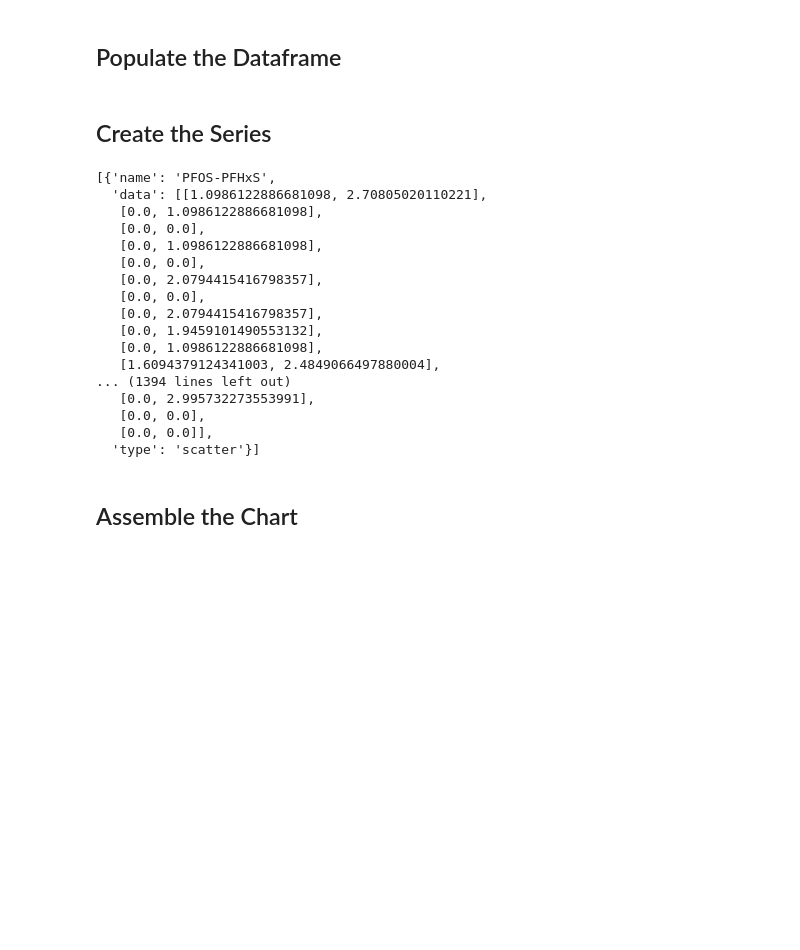
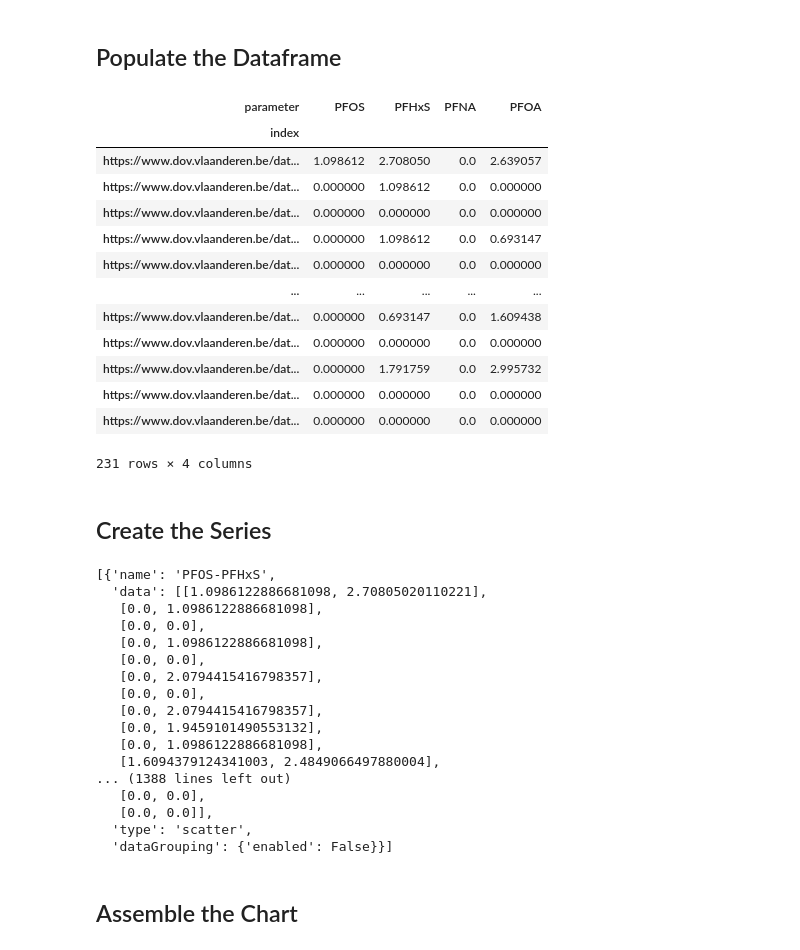
Before and after one commit to DOV-Vlaanderen/pygada, a Jupyter notebook: docs/notebooks/explorative_data_analysis/interactive_plots/correlation_scatterplot.ipynb, the cells around one changed output. Saved outputs shown, nothing was run; the diff lists cells and outputs as text; code cells hidden in the pictures; blank space fills up the shorter version.

```diff
--- a/docs/notebooks/explorative_data_analysis/interactive_plots/correlation_scatterplot.ipynb
+++ b/docs/notebooks/explorative_data_analysis/interactive_plots/correlation_scatterplot.ipynb
@@ -11,10 +11,26 @@ import numpy as np
 # %%
 df = pd.read_csv('C:/Users/vandekgu/OneDrive - Vlaamse overheid - Office 365/Documenten/PycharmProjects/pygada/pygada/test_data/results/PFAS_gw_VMM.csv')
 
 df = df.pivot(index='index', columns='parameter', values='value')
 df = df[['PFOS', 'PFHxS', 'PFNA', 'PFOA']]
 df = np.log(df[:]).replace(np.NINF, np.nan)  # todo: check if necessary
-df = df.head()
+df = df.dropna()
+df
+# %% [output]
+| parameter | PFOS | PFHxS | PFNA | PFOA |
+| index |  |  |  |  |
+| https://www.dov.vlaanderen.be/dat... | 1.098612 | 2.708050 | 0.0 | 2.639057 |
+| https://www.dov.vlaanderen.be/dat... | 0.000000 | 1.098612 | 0.0 | 0.000000 |
+| https://www.dov.vlaanderen.be/dat... | 0.000000 | 0.000000 | 0.0 | 0.000000 |
+| https://www.dov.vlaanderen.be/dat... | 0.000000 | 1.098612 | 0.0 | 0.693147 |
+| https://www.dov.vlaanderen.be/dat... | 0.000000 | 0.000000 | 0.0 | 0.000000 |
+| ... | ... | ... | ... | ... |
+| https://www.dov.vlaanderen.be/dat... | 0.000000 | 0.693147 | 0.0 | 1.609438 |
+| https://www.dov.vlaanderen.be/dat... | 0.000000 | 0.000000 | 0.0 | 0.000000 |
+| https://www.dov.vlaanderen.be/dat... | 0.000000 | 1.791759 | 0.0 | 2.995732 |
+| https://www.dov.vlaanderen.be/dat... | 0.000000 | 0.000000 | 0.0 | 0.000000 |
+| https://www.dov.vlaanderen.be/dat... | 0.000000 | 0.000000 | 0.0 | 0.000000 |
+231 rows × 4 columns
 # %% [markdown]
 ## Create the Series
 # %%
@@ -26,7 +42,9 @@ for i in range(len(columns)-1):
         scatter_data = []
         for j in range(len(df)):
             scatter_data.append([df[columns[i]][j], df[columns[i+k]][j]])
-        data_highcharts.append({"name":f'{columns[i]}-{columns[i+k]}', "data":scatter_data, "type": 'scatter'})
+        data_highcharts.append({"name":f'{columns[i]}-{columns[i+k]}', "data":scatter_data, "type": 'scatter', 'dataGrouping': {
+                    'enabled': False
+                }})
 
 data_highcharts
 # %% [output]
@@ -42,11 +60,11 @@ data_highcharts
    [0.0, 1.9459101490553132],
    [0.0, 1.0986122886681098],
    [1.6094379124341003, 2.4849066497880004],
-... (1394 lines left out)
-   [0.0, 2.995732273553991],
+... (1388 lines left out)
    [0.0, 0.0],
    [0.0, 0.0]],
-  'type': 'scatter'}]
+  'type': 'scatter',
+  'dataGrouping': {'enabled': False}}]
 # %%
 options_kwargs = {
 
```
Also changed, not shown: parts of 1 cell of this notebook, 4 other files.
